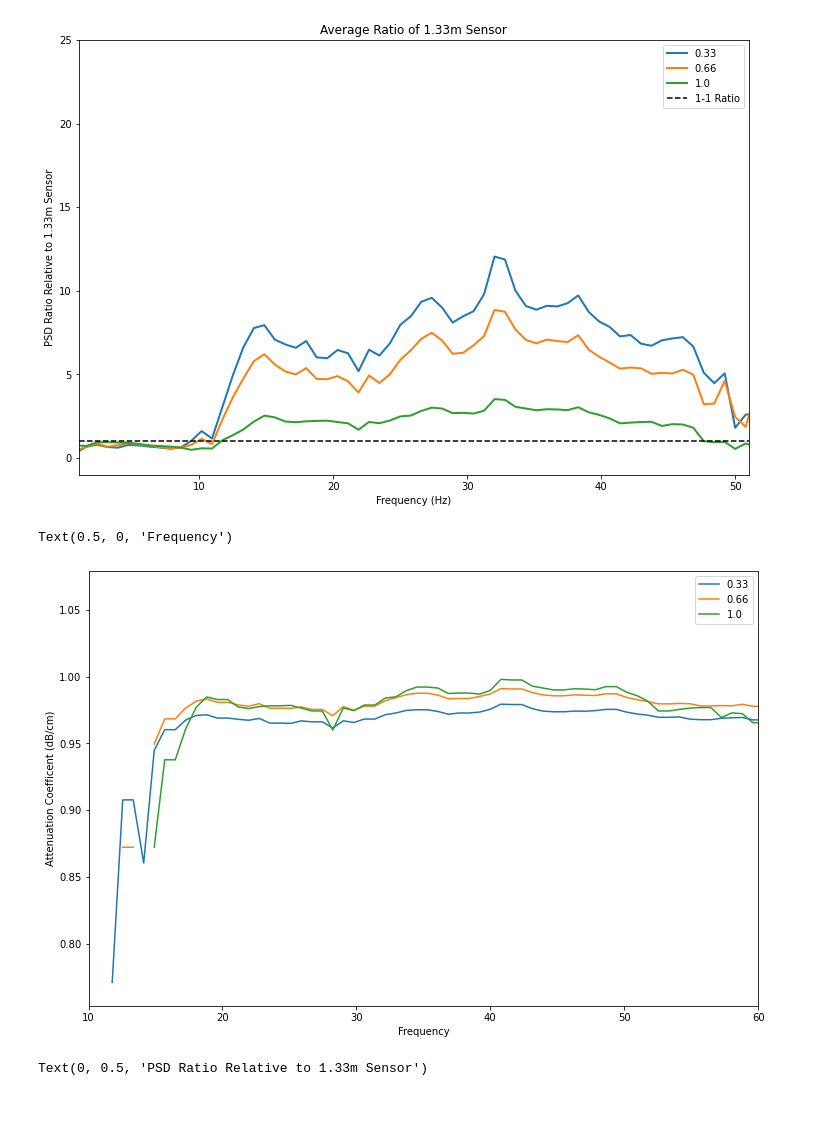
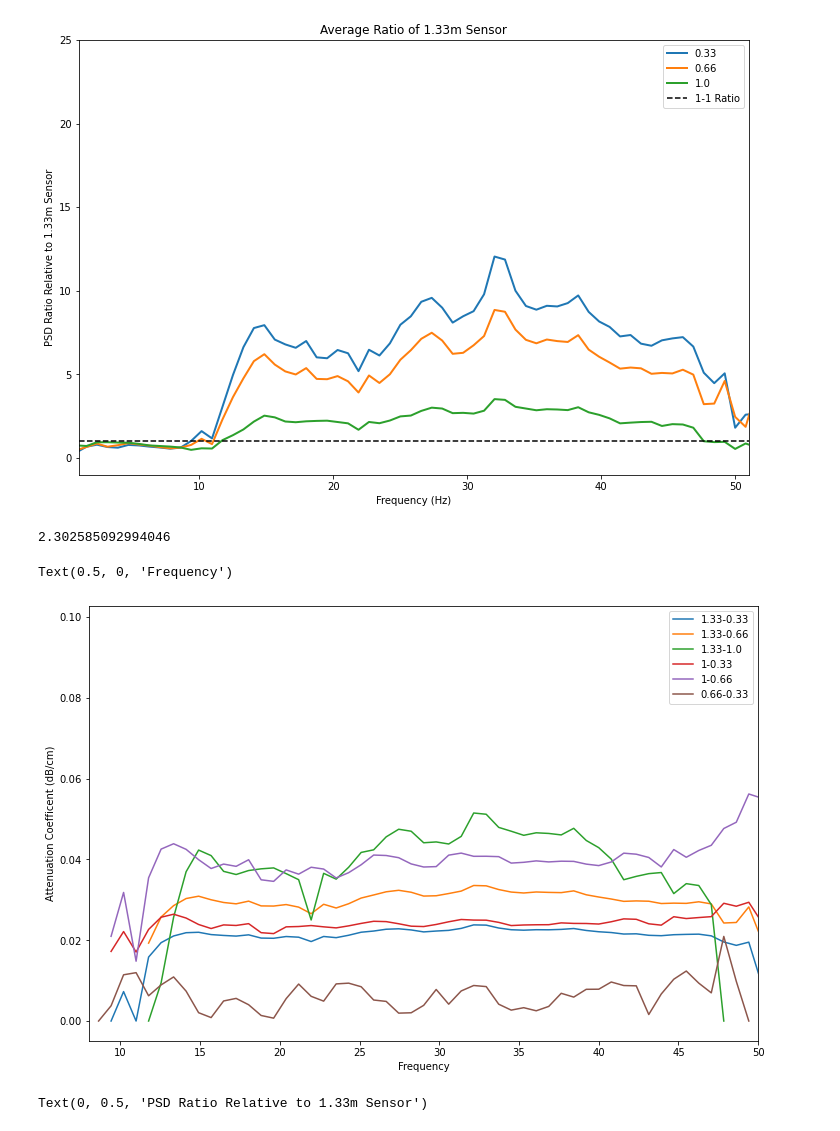
Before and after one commit to ZachHoppinen/infrasound-snow-attenuation, a Jupyter notebook: src/eq_analysis/PSD.ipynb, the cells around one changed output. Cells and saved outputs as stored; diff of their text form; code cells hidden in the pictures.

```diff
--- a/src/eq_analysis/PSD.ipynb
+++ b/src/eq_analysis/PSD.ipynb
@@ -218,17 +190,7 @@ legend._set_loc(legend._loc)
 legend.set_title(legend.get_title().get_text())
 # %% [output]
 [figure]
-# %%
-def attenuation_coefficent(ratio, z):
-    pa2_alpha = -np.log(1/ratio)/z
-    dB_alpha = 10*np.log10(pa2_alpha/(2e-5)**2)
-    return dB_alpha
-
-v = np.vectorize(attenuation_coefficent)
-ratio = comb[[0.33,0.66,1]].div(comb[1.33], axis = 0)
-res = pd.DataFrame()
-for j, (i, r) in enumerate(ratio.loc[0:80].iterrows()):
-    z = 1.33 - r.index
-    co = v(r, z)
-    co = co/100
-    res = pd.concat([res,  pd.DataFrame(co, index= r.index, columns = [j]).T])
+# %%
+power2alpha(10, 1)
+# %% [output]
+2.302585092994046
@@ -235,11 +241,12 @@ for j, (i, r) in enumerate(ratio.loc[0:80].iterrows()):
 # %%
+res[res<0] = 0
 res.reindex(np.linspace(0,80, len(res)), method = 'nearest').plot(figsize = (12,8))
-plt.xlim(10,60)
+plt.xlim(8,50)
 plt.ylabel('Attenuation Coefficent (dB/cm)')
 plt.xlabel('Frequency')
 # %% [output]
 Text(0.5, 0, 'Frequency')
-[figure, old version]
+[figure, new version]
 # %%
 f, ax = plt.subplots(figsize = (12,8))
 comb = avg_Pxx- pre_avg_Pxx
```
Also changed, not shown: parts of 5 cells of this notebook.
